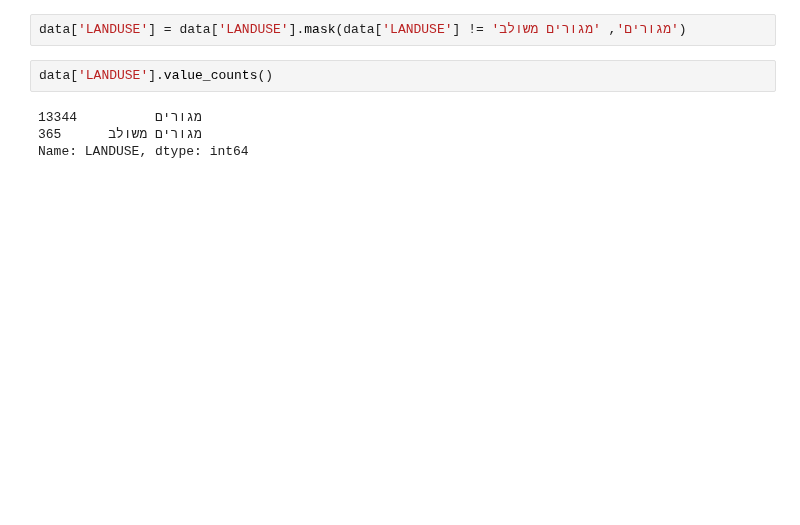
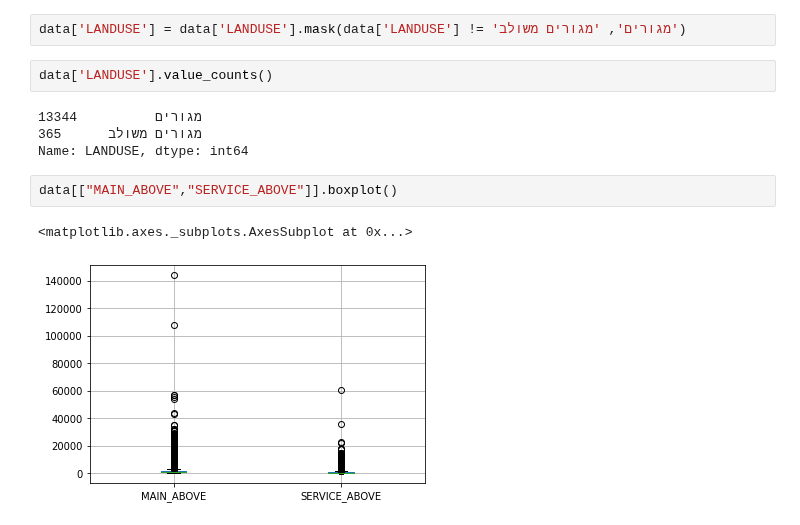
Before and after one commit to MosheMann5750/ML, a Jupyter notebook: FinalProject/ConstructionPlans.ipynb, the cells around one changed output. Drawn from its saved outputs; the diff is of its cells as text; blank space fills up the shorter version.

```diff
--- a/FinalProject/ConstructionPlans.ipynb
+++ b/FinalProject/ConstructionPlans.ipynb
@@ -86,3 +90,8 @@ data['LANDUSE'].value_counts()
 מגורים          13344
 מגורים משולב      365
 Name: LANDUSE, dtype: int64
+# %%
+data[["MAIN_ABOVE","SERVICE_ABOVE"]].boxplot()
+# %% [output]
+<matplotlib.axes._subplots.AxesSubplot at 0x...>
+[figure, added]
```
Also changed, not shown: parts of 12 cells of this notebook.
